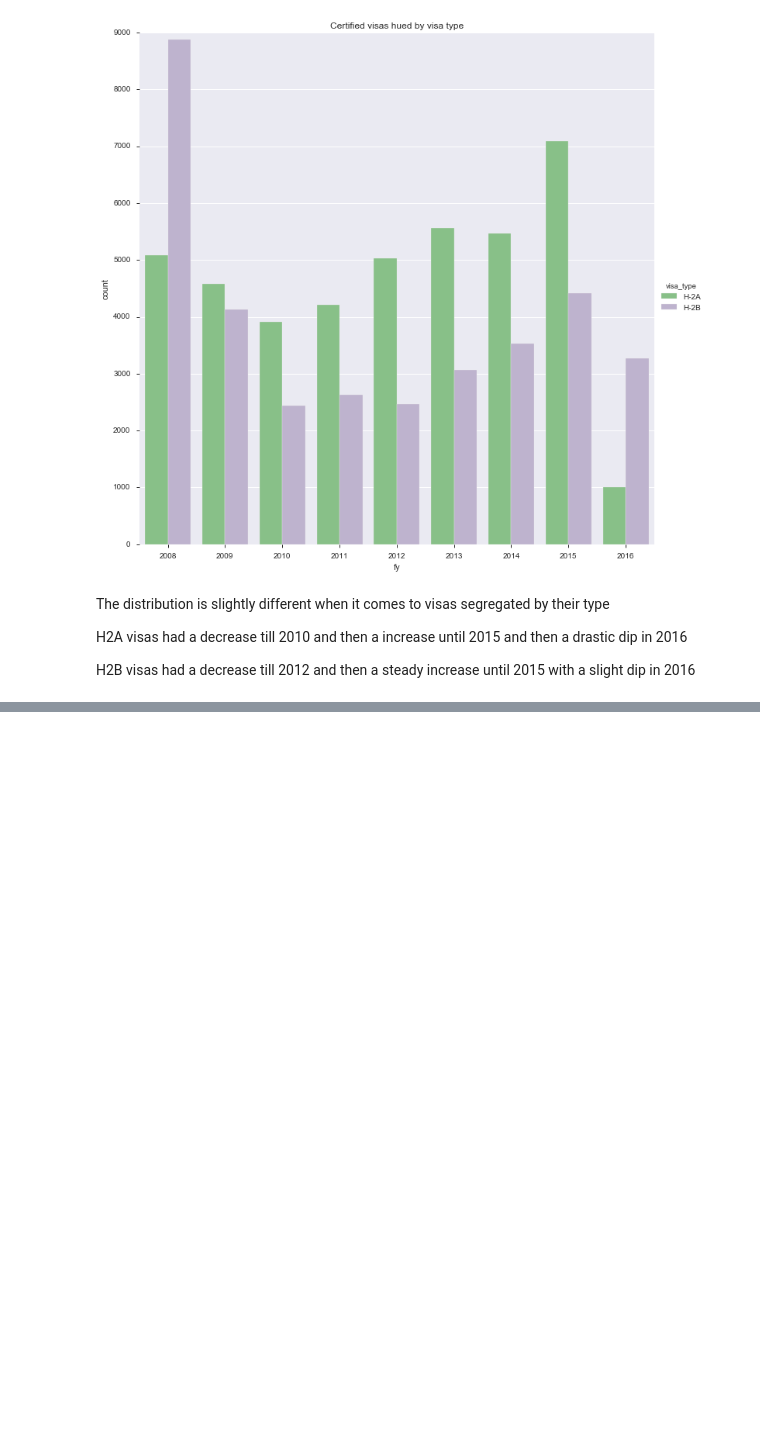
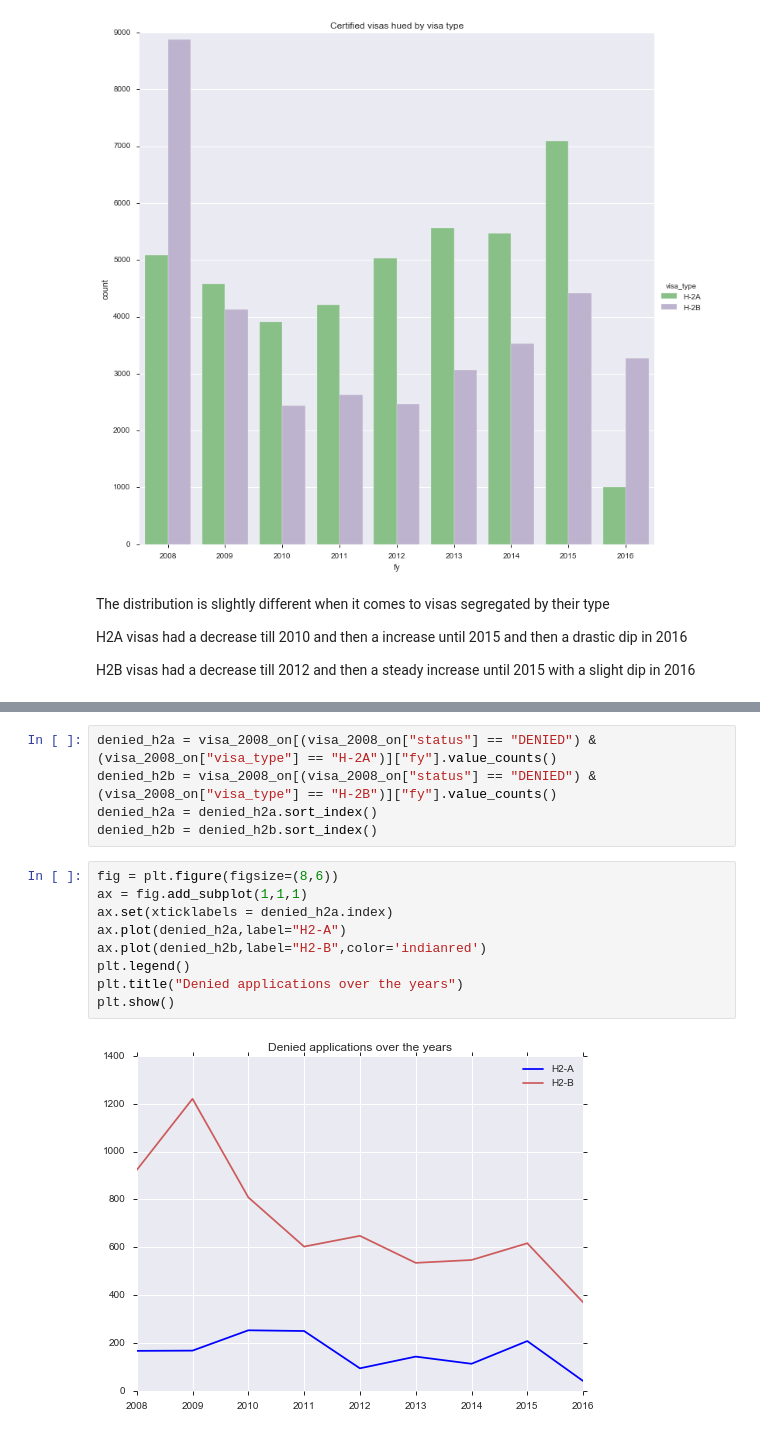
Before and after one commit to chrke/H2VisaAnalysis, a Jupyter notebook: H2 Analysis.ipynb, the cells around one changed output, grey strips where cells are left out. Saved outputs shown, nothing was run; the diff lists cells and outputs as text; blank space fills up the shorter version.

```diff
--- a/H2 Analysis.ipynb
+++ b/H2 Analysis.ipynb
@@ -508,0 +552,16 @@ visa_2008_on
+# %%
+denied_h2a = visa_2008_on[(visa_2008_on["status"] == "DENIED") & (visa_2008_on["visa_type"] == "H-2A")]["fy"].value_counts()
+denied_h2b = visa_2008_on[(visa_2008_on["status"] == "DENIED") & (visa_2008_on["visa_type"] == "H-2B")]["fy"].value_counts()
+denied_h2a = denied_h2a.sort_index()
+denied_h2b = denied_h2b.sort_index()
+# %%
+fig = plt.figure(figsize=(8,6))
+ax = fig.add_subplot(1,1,1)
+ax.set(xticklabels = denied_h2a.index)
+ax.plot(denied_h2a,label="H2-A")
+ax.plot(denied_h2b,label="H2-B",color='indianred')
+plt.legend()
+plt.title("Denied applications over the years")
+plt.show()
+# %% [output]
+[figure, added]
```
Also changed, not shown: parts of 17 cells of this notebook.
